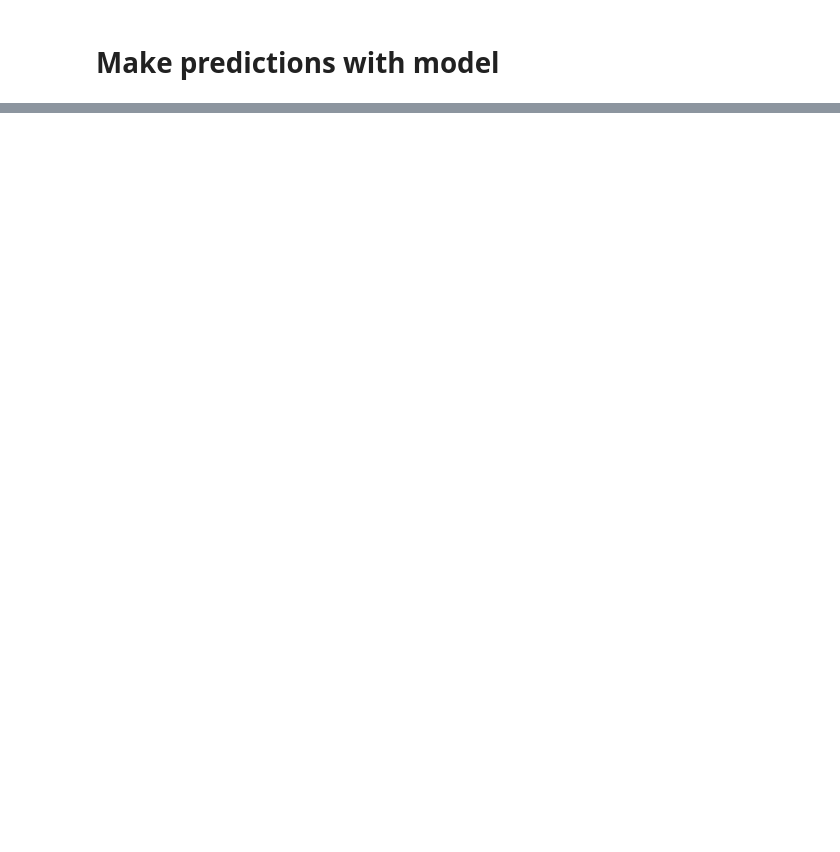
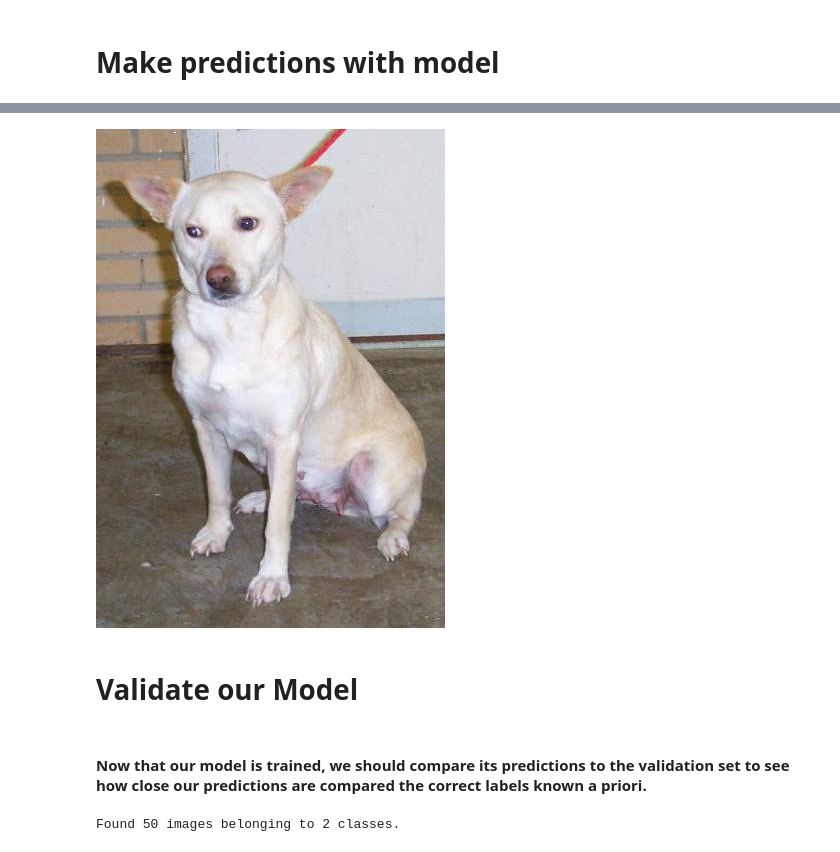
Before and after one commit to nathanielhobbs/dogs_or_cats, a Jupyter notebook: nathan_dogs_cats_redux.ipynb, the cells around one changed output, grey strips where cells are left out. Saved outputs shown, nothing was run; the diff lists cells and outputs as text; code cells hidden in the pictures; blank space fills up the shorter version.

Commit message:
added code for model training and verification

```diff
--- a/nathan_dogs_cats_redux.ipynb
+++ b/nathan_dogs_cats_redux.ipynb
@@ -389,0 +400,4 @@ for i in range(5):
+# %%
+Image.open(test_path+filenames[2])
+# %% [output]
+[figure, added]
@@ -389,0 +408,4 @@ for i in range(5):
+# %% [markdown]
+# Validate our Model
+# %% [markdown]
+#### Now that our model is trained, we should compare its predictions to the validation set to see how close our predictions are compared the correct labels known a priori.
@@ -389,0 +415,5 @@ for i in range(5):
+# %%
+# prepare validation set by batching and pre-labelling
+val_batches, probs = vgg.test(valid_path, batch_size = batch_size)
+# %% [output]
+Found 50 images belonging to 2 classes.
```
Also changed, not shown: parts of 25 cells of this notebook, 1 other file.
